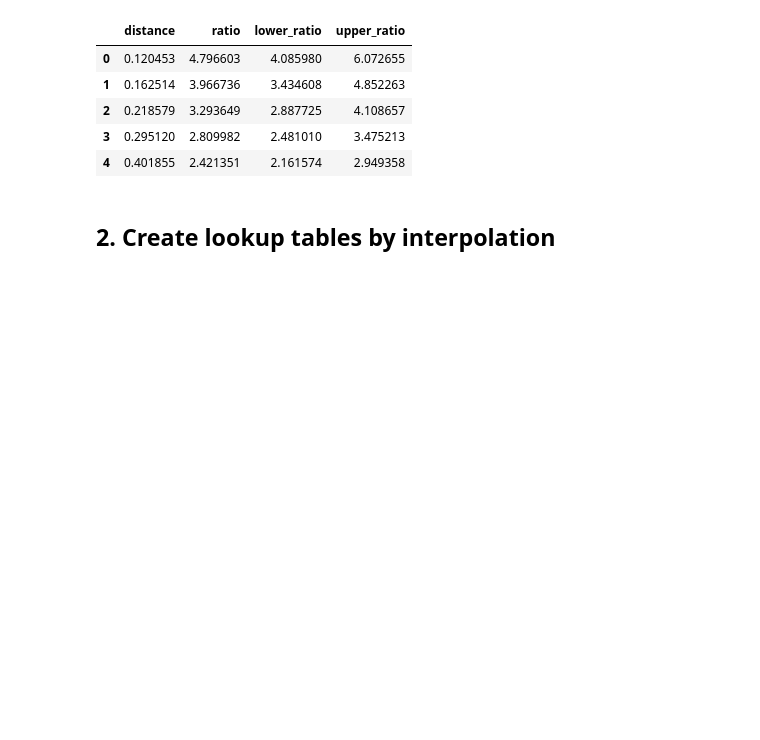
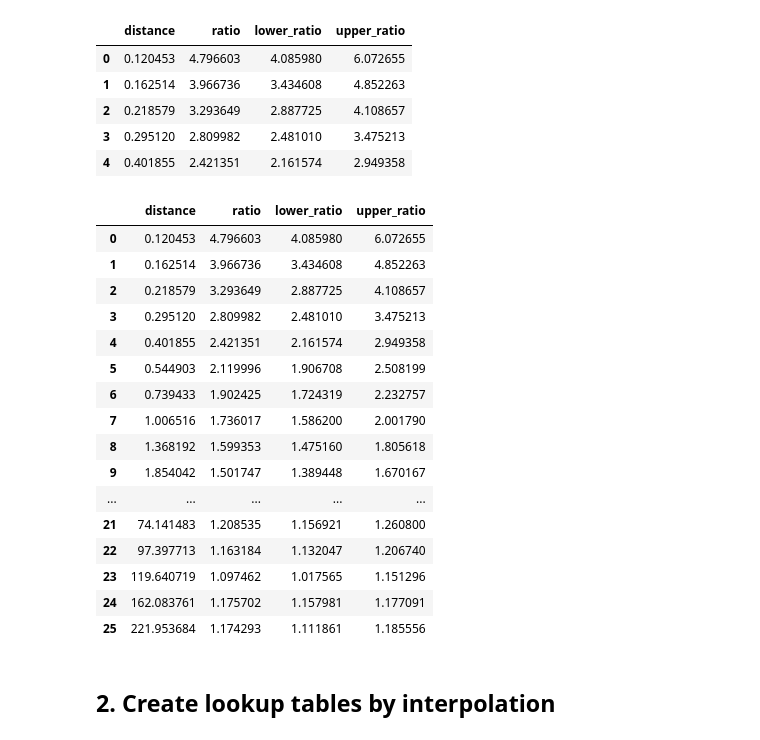
Before and after one commit to HaoCong1221/FlowsGeneration, a Jupyter notebook: src/3-distance-ratio.ipynb, the cells around one changed output. Cells and saved outputs as stored; diff of their text form; code cells hidden in the pictures; blank space fills up the shorter version.

```diff
--- a/src/3-distance-ratio.ipynb
+++ b/src/3-distance-ratio.ipynb
@@ -34,6 +54,26 @@ df_simulation.head()
 | 2 | 0.218579 | 3.293649 | 2.887725 | 4.108657 |
 | 3 | 0.295120 | 2.809982 | 2.481010 | 3.475213 |
 | 4 | 0.401855 | 2.421351 | 2.161574 | 2.949358 |
+# %%
+df_simulation
+# %% [output]
+|  | distance | ratio | lower_ratio | upper_ratio |
+| 0 | 0.120453 | 4.796603 | 4.085980 | 6.072655 |
+| 1 | 0.162514 | 3.966736 | 3.434608 | 4.852263 |
+| 2 | 0.218579 | 3.293649 | 2.887725 | 4.108657 |
+| 3 | 0.295120 | 2.809982 | 2.481010 | 3.475213 |
+| 4 | 0.401855 | 2.421351 | 2.161574 | 2.949358 |
+| 5 | 0.544903 | 2.119996 | 1.906708 | 2.508199 |
+| 6 | 0.739433 | 1.902425 | 1.724319 | 2.232757 |
+| 7 | 1.006516 | 1.736017 | 1.586200 | 2.001790 |
+| 8 | 1.368192 | 1.599353 | 1.475160 | 1.805618 |
+| 9 | 1.854042 | 1.501747 | 1.389448 | 1.670167 |
+| ... | ... | ... | ... | ... |
+| 21 | 74.141483 | 1.208535 | 1.156921 | 1.260800 |
+| 22 | 97.397713 | 1.163184 | 1.132047 | 1.206740 |
+| 23 | 119.640719 | 1.097462 | 1.017565 | 1.151296 |
+| 24 | 162.083761 | 1.175702 | 1.157981 | 1.177091 |
+| 25 | 221.953684 | 1.174293 | 1.111861 | 1.185556 |
 # %% [markdown]
 ## 2. Create lookup tables by interpolation
 # %%
```
Also changed, not shown: parts of 1 cell of this notebook, 45 other files.
